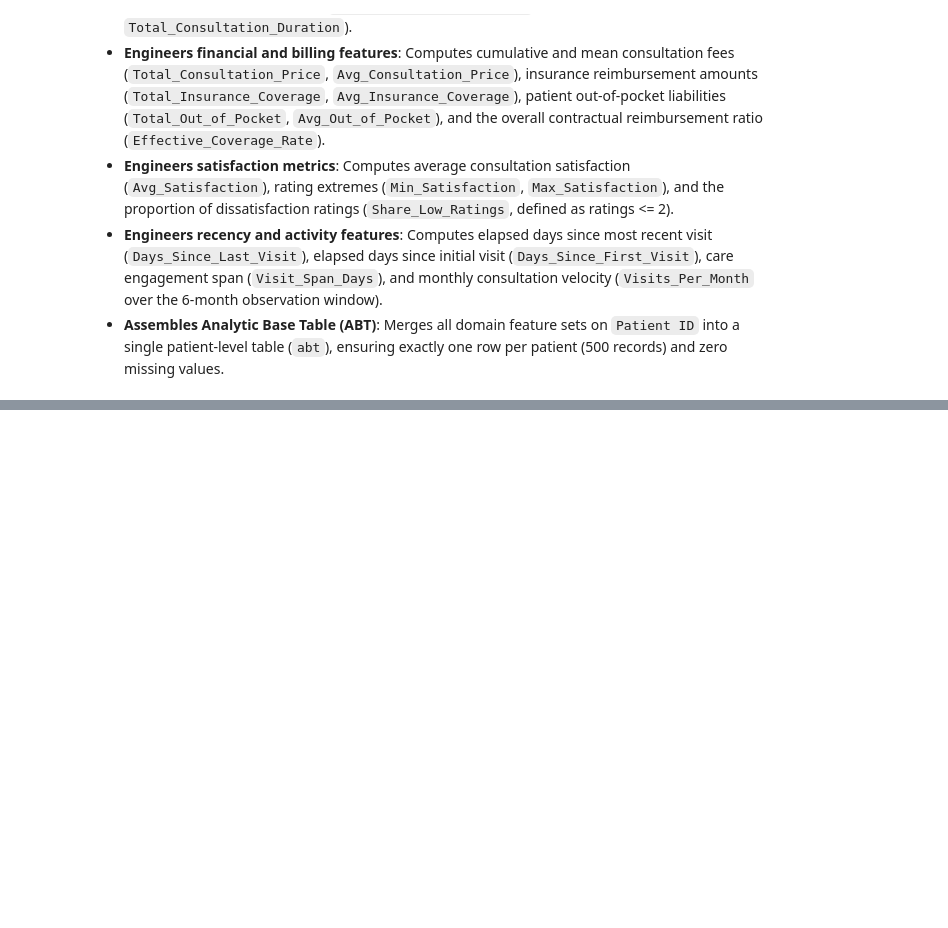
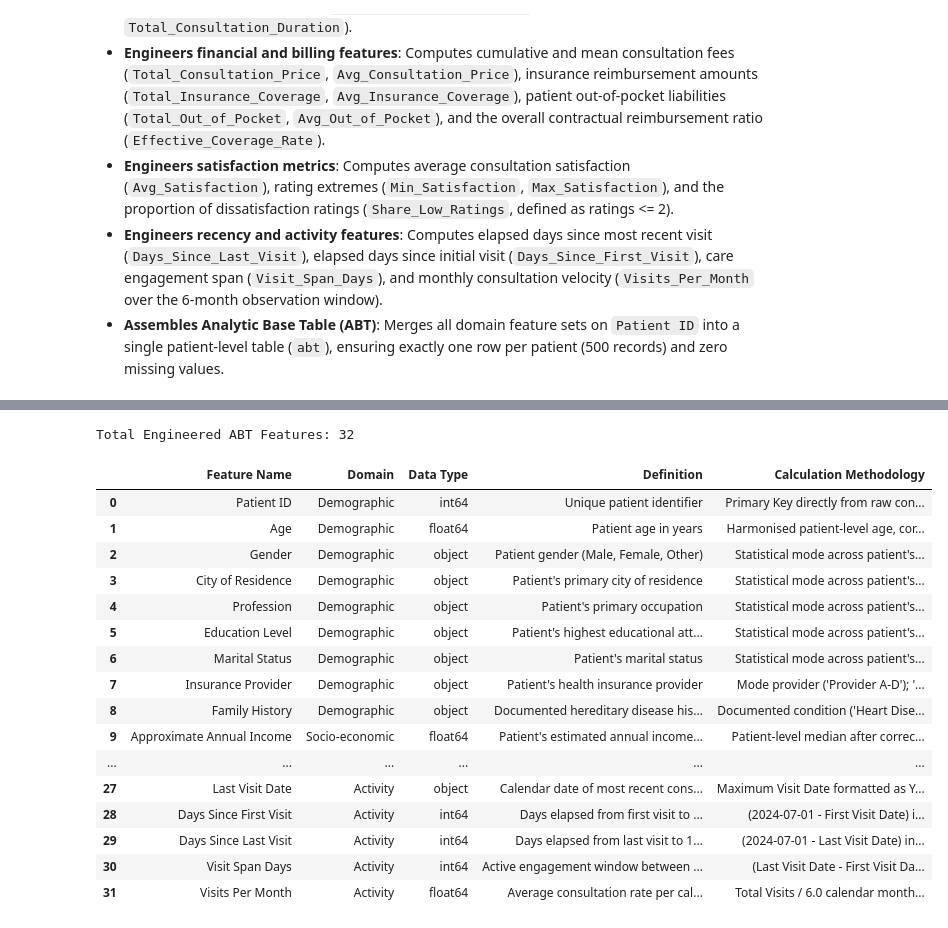
Before and after one commit to raslmm/preproc-city-hospital, a Jupyter notebook: notebooks/G9.ipynb, the cells around one changed output, grey strips where cells are left out. Cells and saved outputs as stored; diff of their text form; code cells hidden in the pictures; blank space fills up the shorter version.

```diff
--- a/notebooks/G9.ipynb
+++ b/notebooks/G9.ipynb
@@ -389,0 +440,74 @@ NameError: name 'pd' is not defined
+# %%
+# - Compile comprehensive feature data dictionary
+data_dictionary_records = [
+    # Static Demographics
+    ("Patient ID", "Demographic", "int64", "Unique patient identifier", "Primary Key directly from raw consultation logs"),
+    ("Age", "Demographic", "float64", "Patient age in years", "Harmonised patient-level age, corrected for century typos"),
+    ("Gender", "Demographic", "object", "Patient gender (Male, Female, Other)", "Statistical mode across patient's consultation encounters"),
+    ("City of Residence", "Demographic", "object", "Patient's primary city of residence", "Statistical mode across patient's consultation encounters"),
+    ("Profession", "Demographic", "object", "Patient's primary occupation", "Statistical mode across patient's consultation encounters"),
+    ("Education Level", "Demographic", "object", "Patient's highest educational attainment", "Statistical mode across patient's consultation encounters"),
+    ("Marital Status", "Demographic", "object", "Patient's marital status", "Statistical mode across patient's consultation encounters"),
+    ("Insurance Provider", "Demographic", "object", "Patient's health insurance provider", "Mode provider ('Provider A-D'); 'None' for uninsured patients"),
+    ("Family History", "Demographic", "object", "Documented hereditary disease history", "Documented condition ('Heart Disease', 'Diabetes', etc.); 'None' if blank"),
+    ("Approximate Annual Income", "Socio-economic", "float64", "Patient's estimated annual income (£)", "Patient-level median after correcting decimal shift errors"),
+
+    # Visit Behaviour
+    ("Total Visits", "Behavioural", "int64", "Total consultations attended (Jan-Jun 2024)", "Count of valid consultation records for the patient"),
+    ("Distinct Departments", "Behavioural", "int64", "Number of unique hospital departments accessed", "Count of distinct departments in patient consultation history"),
+    ("Most Frequent Department", "Behavioural", "object", "Primary hospital department utilized", "Statistical mode of department visits for the patient"),
+    ("Avg Consultation Duration", "Behavioural", "float64", "Mean duration of patient consultations (minutes)", "Mean of Consultation Duration across patient's visits"),
+    ("Total Consultation Duration", "Behavioural", "int64", "Total duration of care received (minutes)", "Sum of Consultation Duration across patient's visits"),
+
+    # Financial
+    ("Total Consultation Price", "Financial", "float64", "Gross consultation fees billed (£)", "Sum of cleaned Consultation Price across patient's visits"),
+    ("Avg Consultation Price", "Financial", "float64", "Mean fee per consultation encounter (£)", "Mean of cleaned Consultation Price across patient's visits"),
+    ("Total Insurance Coverage", "Financial", "float64", "Total amount absorbed by health insurance (£)", "Sum of validated Insurance Coverage across patient's visits"),
+    ("Avg Insurance Coverage", "Financial", "float64", "Mean insurance absorption per visit (£)", "Mean of validated Insurance Coverage across patient's visits"),
+    ("Total Out of Pocket", "Financial", "float64", "Cumulative patient copayment liability (£)", "Sum of (Price - Coverage) across patient's visits"),
+    ("Avg Out of Pocket", "Financial", "float64", "Average copayment liability per consultation (£)", "Mean of (Price - Coverage) across patient's visits"),
+    ("Out of Pocket Share", "Financial", "float64", "Proportion of total billings paid by patient", "Total Out of Pocket / Total Consultation Price"),
+
+    # Satisfaction
+    ("Avg Satisfaction", "Satisfaction", "float64", "Mean consultation satisfaction rating", "Mean of Satisfaction Level (scale 1-5) across visits"),
+    ("Min Satisfaction", "Satisfaction", "int64", "Lowest satisfaction rating submitted", "Minimum of Satisfaction Level across patient's visits"),
+    ("Max Satisfaction", "Satisfaction", "int64", "Highest satisfaction rating submitted", "Maximum of Satisfaction Level across patient's visits"),
+    ("Share Low Ratings", "Satisfaction", "float64", "Proportion of consultations rated <= 2", "Visits with Satisfaction Level <= 2 / Total Visits"),
+
+    # Recency & Activity
+    ("First Visit Date", "Activity", "object", "Calendar date of earliest recorded consultation", "Minimum Visit Date formatted as YYYY-MM-DD"),
+    ("Last Visit Date", "Activity", "object", "Calendar date of most recent consultation", "Maximum Visit Date formatted as YYYY-MM-DD"),
+    ("Days Since First Visit", "Activity", "int64", "Days elapsed from first visit to 1 July 2024", "(2024-07-01 - First Visit Date) in days"),
+    ("Days Since Last Visit", "Activity", "int64", "Days elapsed from last visit to 1 July 2024", "(2024-07-01 - Last Visit Date) in days"),
+    ("Visit Span Days", "Activity", "int64", "Active engagement window between visits (days)", "(Last Visit Date - First Visit Date) in days"),
+    ("Visits Per Month", "Activity", "float64", "Average consultation rate per calendar month", "Total Visits / 6.0 calendar months in observation period")
+]
+
+data_dictionary_df = pd.DataFrame(
+    data_dictionary_records,
+    columns=["Feature Name", "Domain", "Data Type", "Definition", "Calculation Methodology"]
+)
+
+# - Display full Data Dictionary
+pd.set_option('display.max_colwidth', None)
+print(f"Total Engineered ABT Features: {len(data_dictionary_df)}")
+data_dictionary_df
+# %% [output]
+Total Engineered ABT Features: 32
+|  | Feature Name | Domain | Data Type | Definition | Calculation Methodology |
+| 0 | Patient ID | Demographic | int64 | Unique patient identifier | Primary Key directly from raw con... |
+| 1 | Age | Demographic | float64 | Patient age in years | Harmonised patient-level age, cor... |
+| 2 | Gender | Demographic | object | Patient gender (Male, Female, Other) | Statistical mode across patient's... |
+| 3 | City of Residence | Demographic | object | Patient's primary city of residence | Statistical mode across patient's... |
+| 4 | Profession | Demographic | object | Patient's primary occupation | Statistical mode across patient's... |
+| 5 | Education Level | Demographic | object | Patient's highest educational att... | Statistical mode across patient's... |
+| 6 | Marital Status | Demographic | object | Patient's marital status | Statistical mode across patient's... |
+| 7 | Insurance Provider | Demographic | object | Patient's health insurance provider | Mode provider ('Provider A-D'); '... |
+| 8 | Family History | Demographic | object | Documented hereditary disease his... | Documented condition ('Heart Dise... |
+| 9 | Approximate Annual Income | Socio-economic | float64 | Patient's estimated annual income... | Patient-level median after correc... |
+| ... | ... | ... | ... | ... | ... |
+| 27 | Last Visit Date | Activity | object | Calendar date of most recent cons... | Maximum Visit Date formatted as Y... |
+| 28 | Days Since First Visit | Activity | int64 | Days elapsed from first visit to ... | (2024-07-01 - First Visit Date) i... |
+| 29 | Days Since Last Visit | Activity | int64 | Days elapsed from last visit to 1... | (2024-07-01 - Last Visit Date) in... |
+| 30 | Visit Span Days | Activity | int64 | Active engagement window between ... | (Last Visit Date - First Visit Da... |
+| 31 | Visits Per Month | Activity | float64 | Average consultation rate per cal... | Total Visits / 6.0 calendar month... |
```
Also changed, not shown: parts of 9 cells of this notebook.
